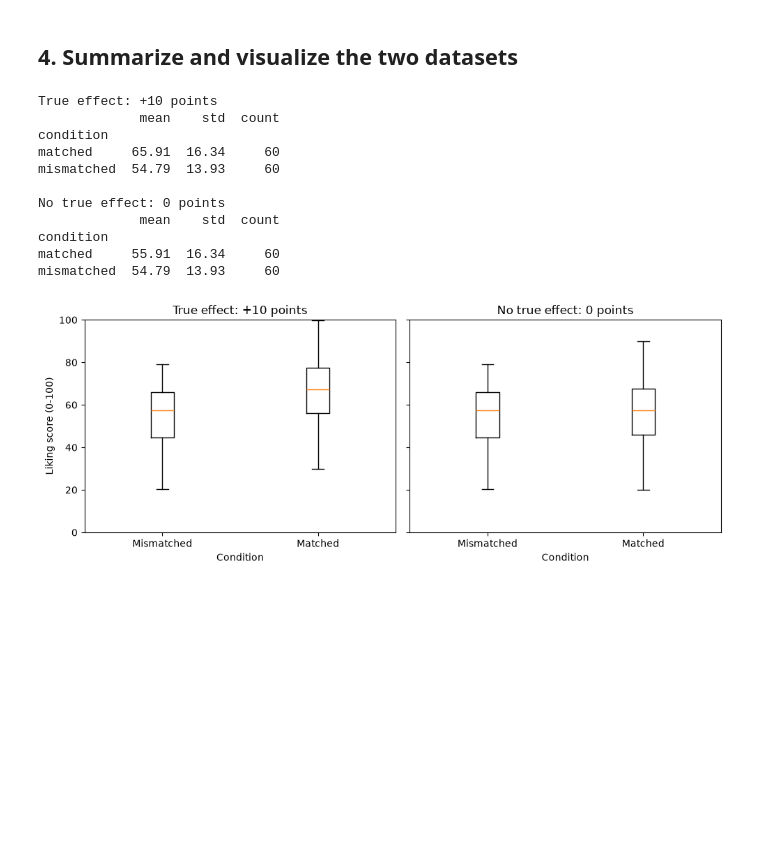
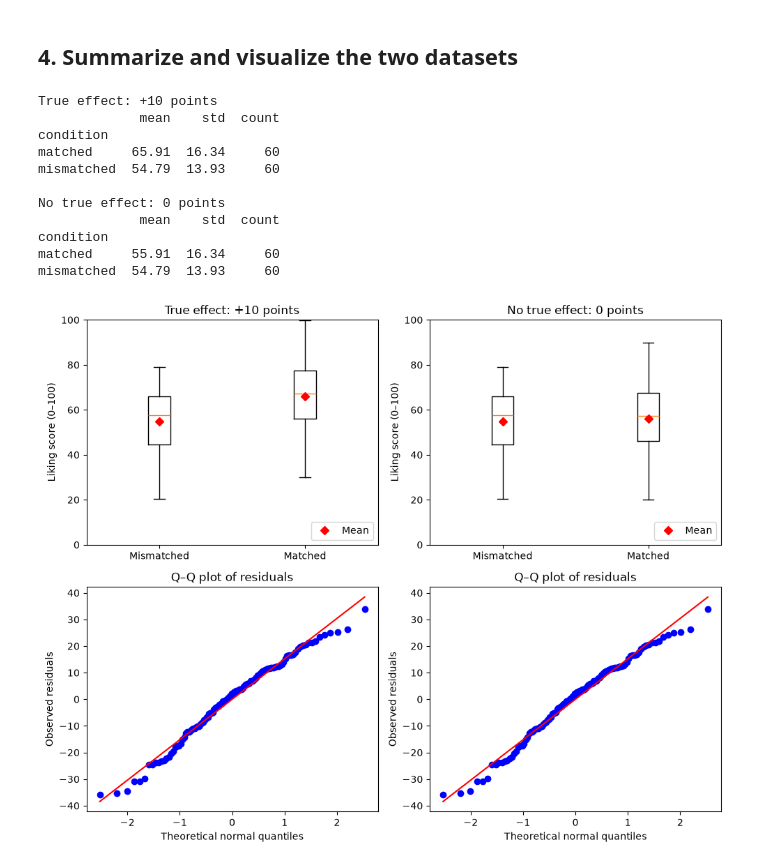
Before and after one commit to NaHyeon647/Applied-Data-Analysis-Meta-Science, a Jupyter notebook: WorkB/Synthetic_data.ipynb, the cells around one changed output. Cells and saved outputs as stored; diff of their text form; code cells hidden in the pictures; blank space fills up the shorter version.

Commit message:
feat: add residual diagnostic plots (#1)

```diff
--- a/WorkB/Synthetic_data.ipynb
+++ b/WorkB/Synthetic_data.ipynb
@@ -60,41 +61,64 @@ datasets = [
     ("No true effect: 0 points", data_null),
 ]
 
-fig, axes = plt.subplots(1, 2, figsize=(10, 4), sharey=True)
+conditions = ["mismatched", "matched"]
+labels = ["Mismatched", "Matched"]
 
-for ax, (title, data) in zip(axes, datasets):
+mean_style = {
+    "marker": "D",
+    "markerfacecolor": "red",
+    "markeredgecolor": "red",
+}
+
+fig, axes = plt.subplots(2, 2, figsize=(10, 8))
+
+for col, (title, data) in enumerate(datasets):
+    # Print descriptive statistics for each group.
     print(f"\n{title}")
     print(
         data.groupby("condition")["liking"]
         .agg(["mean", "std", "count"])
         .round(2)
     )
 
     groups = [
         data.loc[data["condition"] == condition, "liking"]
-        for condition in ["mismatched", "matched"]
+        for condition in conditions
     ]
 
-    ax.boxplot(groups)
+    # Calculate residuals by subtracting each group's own mean.
+    group_means = data.groupby("condition")["liking"].transform("mean")
+    residuals = data["liking"] - group_means
+
+    # Top row: compare group scores and show their means.
+    ax = axes[0, col]
+    box = ax.boxplot(groups, showmeans=True, meanprops=mean_style)
     ax.set_xticks([1, 2])
-    ax.set_xticklabels(["Mismatched", "Matched"])
+    ax.set_xticklabels(labels)
     ax.set_title(title)
-    ax.set_xlabel("Condition")
+    ax.set_ylabel("Liking score (0–100)")
     ax.set_ylim(0, 100)
+    ax.legend([box["means"][0]], ["Mean"], loc="lower right")
 
-axes[0].set_ylabel("Liking score (0-100)")
+    # Bottom row: inspect the shape of the residuals.
+    ax = axes[1, col]
+    stats.probplot(residuals, dist="norm", plot=ax)
+    ax.set_title("Q–Q plot of residuals")
+    ax.set_xlabel("Theoretical normal quantiles")
+    ax.set_ylabel("Observed residuals")
+
 plt.tight_layout()
 plt.show()
 # %% [output]
 True effect: +10 points
              mean    std  count
 condition
 matched     65.91  16.34     60
 mismatched  54.79  13.93     60
 
 No true effect: 0 points
              mean    std  count
 condition
 matched     55.91  16.34     60
 mismatched  54.79  13.93     60
-[figure, old version]
+[figure, new version]
```
Also changed, not shown: parts of 1 cell of this notebook.
